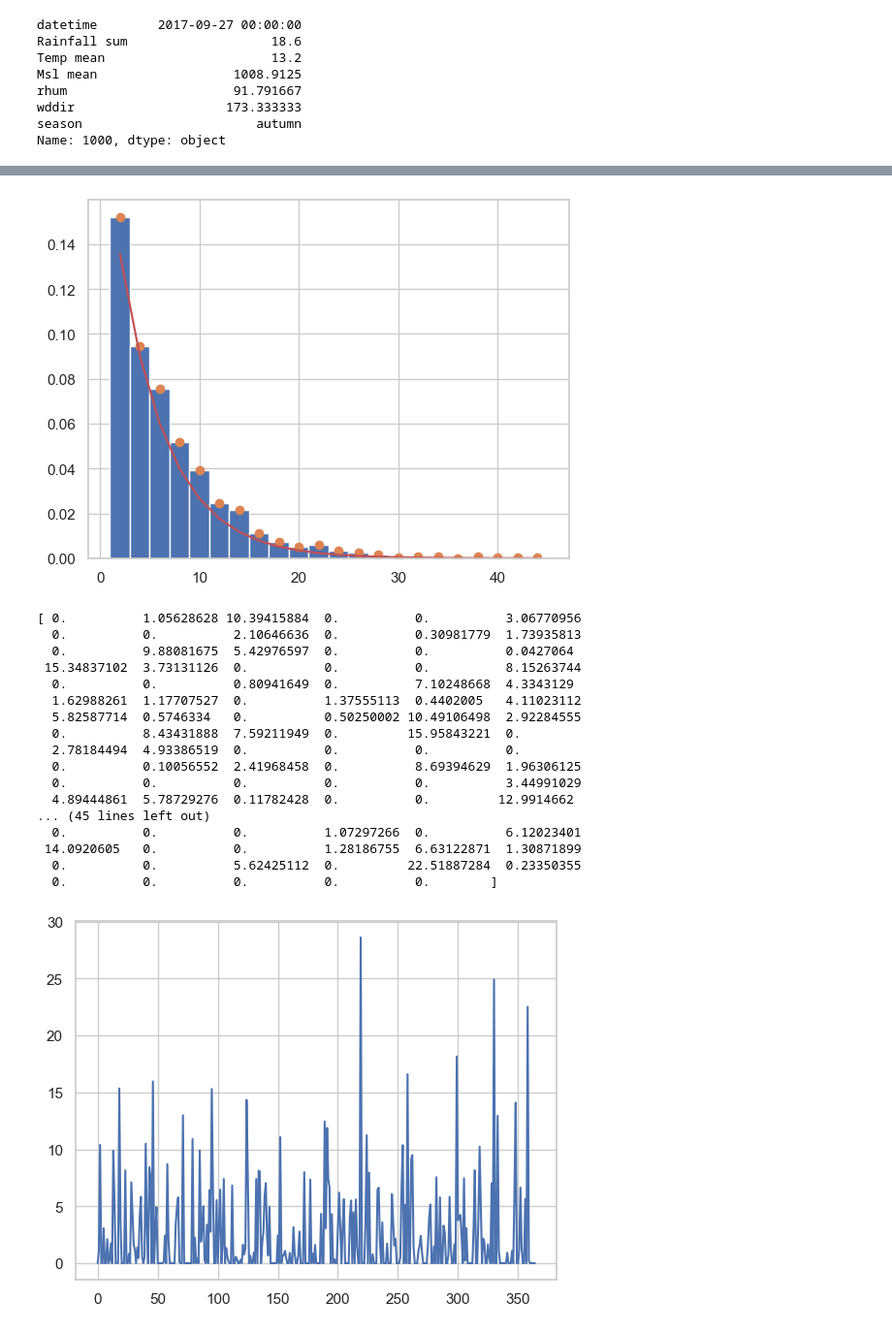
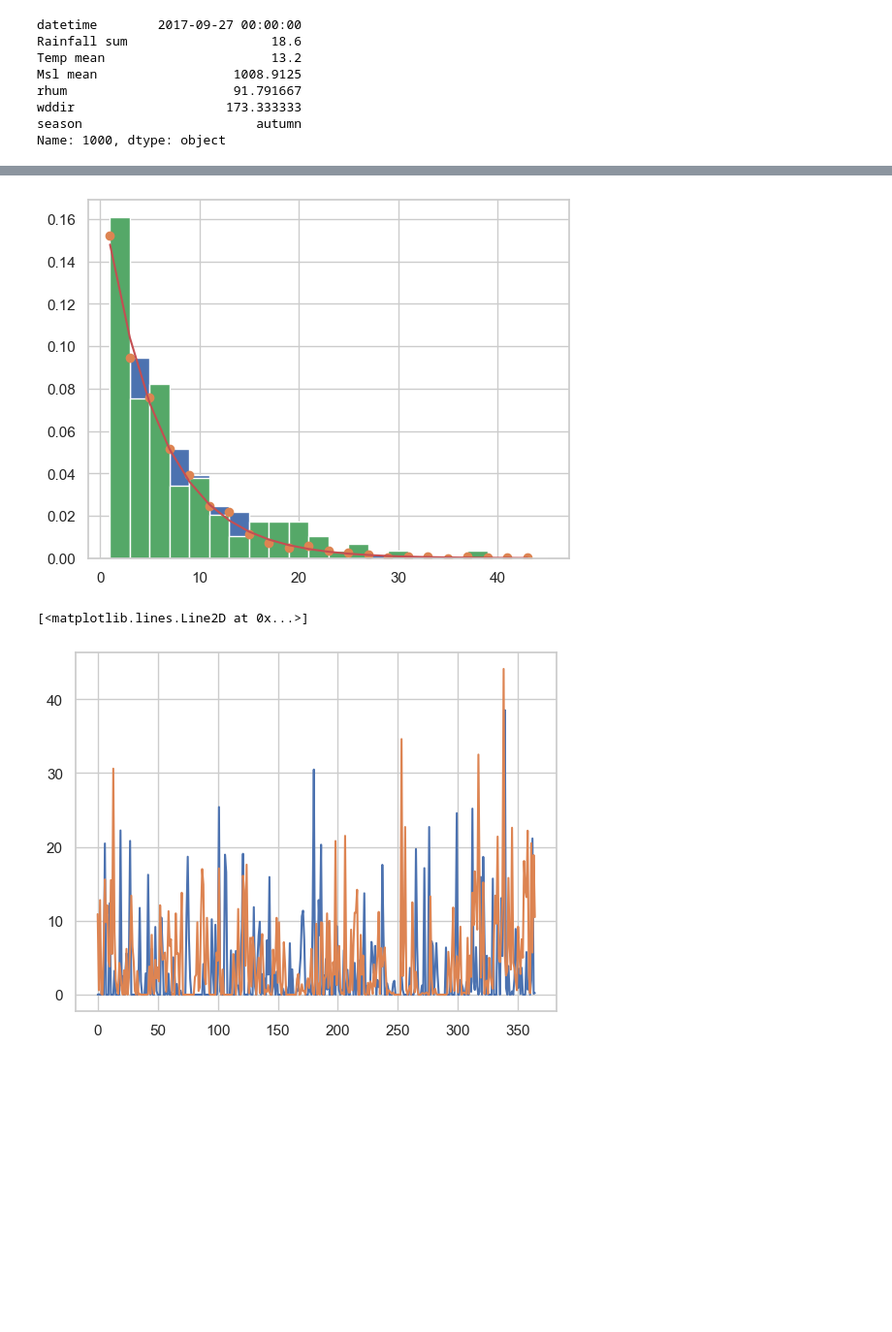
Before and after one commit to Eilis9/PfDA_Project1, a Jupyter notebook: met_athenry.ipynb, the cells around one changed output, grey strips where cells are left out. Shown at 97% size. Drawn from its saved outputs; the diff is of its cells as text; code cells hidden in the pictures; blank space fills up the shorter version.

```diff
--- a/met_athenry.ipynb
+++ b/met_athenry.ipynb
@@ -245,7 +246,7 @@ Name: 1000, dtype: object
  - [https://en.wikipedia.org/wiki/Gamma_distribution]
  https://www.geeksforgeeks.org/how-to-do-exponential-and-logarithmic-curve-fitting-in-python/
 # %%
-# Do some analysis on the rainfall data over 8 years.
+# Do some analysis on the daily aggregated rainfall data over 8 years.
 
 rainfall_df = mydata_agg_i[['Rainfall sum', 'datetime']]
 rainfall_df = rainfall_df.set_index('datetime')
@@ -268,35 +269,34 @@ bin_mid = []
 for i in range(len(bins[:-1])):
   bin_mid.append((bins[i]+bins[i+1])/2)
 
-bin_mid = np.array(bin_mid)
+#bin_mid = np.array(bin_mid)
+
+bin_mid = np.array(bins[:-1])
 bin_start = np.array(bins[:-1])
 
 plt.plot(bin_mid, n, 'o')
-print(f'length of bin_mid{len(bin_mid)}{type(bin_mid)}')
-print(f'length of bins{len(bins)}{type(bins)}')
-print(f'length of n{len(n)}')
 
-# Use curve_fit as in: https://stackoverflow.com/questions/50448199/lognormal-curve-fit
-
+# Use curve_fit method as in: https://stackoverflow.com/questions/50448199/lognormal-curve-fit
 # PDF for the exponential distribution - so that curve fitting can be done
 def f_exp(bin_mid, lamda_1):
   return lamda_1*np.exp(-1*lamda_1*bin_mid)
 
+params, extras = curve_fit(f_exp, bin_mid, n)
 
-params, extras = curve_fit(f_exp, bin_mid, n)
-print(f'n{n}')
 # fit a exponential curve
 lamda_1 = params[0]
 pdf_expon = (lamda_1*np.exp(-1*lamda_1*bin_mid))
 
 plt.plot(bin_mid, pdf_expon, 'r')
-plt.show()
 
 
 # set up a random generator for exponential distribution
 # https://numpy.org/devdocs/reference/random/generated/numpy.random.Generator.exponential.html
 # generate 1 year of daily rainfall totals - assuming that the frequency of rainy days calculated above
 random_daily_rainfall_1yr = np.random.default_rng().exponential(1/lamda_1, int(365*fw))
+plt.hist(random_daily_rainfall_1yr, bins=bins, density=True)
+plt.show()
+
 no_rainfall_days = int(fw * 365)
 daily_non_rainfall_1yr = np.array((365-no_rainfall_days)*[0])
 
@@ -305,6 +305,6 @@ year_rainfall_syn_data = np.concatenate((random_daily_rainfall_1yr, daily_non_ra
 np.random.shuffle(year_rainfall_syn_data)
 
 plt.plot(year_rainfall_syn_data)
-print(year_rainfall_syn_data)
+plt.plot(mydata_agg_i['Rainfall sum'][0:365])
 # %% [output]
 23
@@ -318,19 +311,3 @@ n[0.15217391 0.09476902 0.07574728 0.05163043 0.0390625  0.02445652
-[figure, old version]
+[figure, new version]
-[ 0.          1.05628628 10.39415884  0.          0.          3.06770956
-  0.          0.          2.10646636  0.          0.30981779  1.73935813
-  0.          9.88081675  5.42976597  0.          0.          0.0427064
- 15.34837102  3.73131126  0.          0.          0.          8.15263744
-  0.          0.          0.80941649  0.          7.10248668  4.3343129
-  1.62988261  1.17707527  0.          1.37555113  0.4402005   4.11023112
-  5.82587714  0.5746334   0.          0.50250002 10.49106498  2.92284555
-  0.          8.43431888  7.59211949  0.         15.95843221  0.
-  2.78184494  4.93386519  0.          0.          0.          0.
-  0.          0.10056552  2.41968458  0.          8.69394629  1.96306125
-  0.          0.          0.          0.          0.          3.44991029
-  4.89444861  5.78729276  0.11782428  0.          0.         12.9914662
-... (45 lines left out)
-  0.          0.          0.          1.07297266  0.          6.12023401
- 14.0920605   0.          0.          1.28186755  6.63122871  1.30871899
-  0.          0.          5.62425112  0.         22.51887284  0.23350355
-  0.          0.          0.          0.          0.        ]
+[<matplotlib.lines.Line2D at 0x...>]
-[figure, old version]
+[figure, new version]
```
Also changed, not shown: parts of 7 cells of this notebook, 1 other file.
